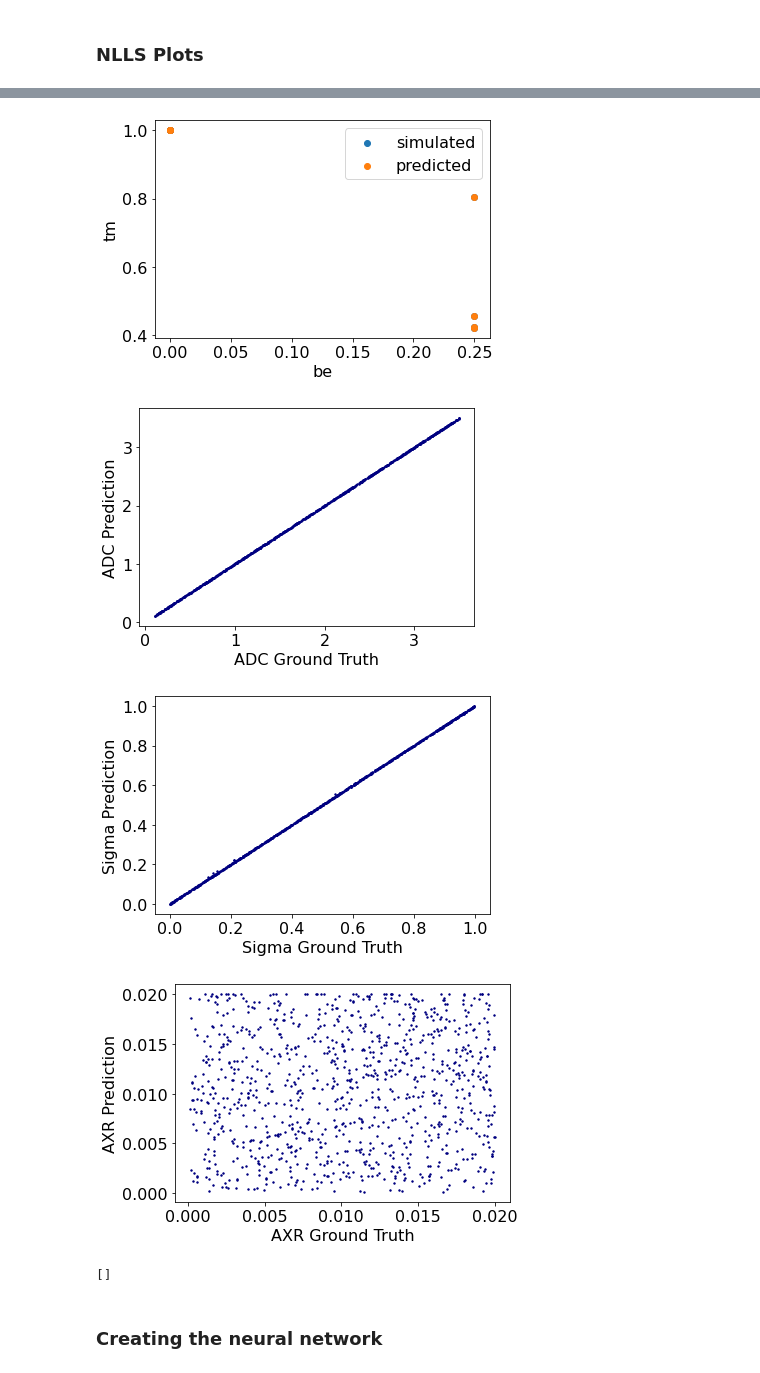
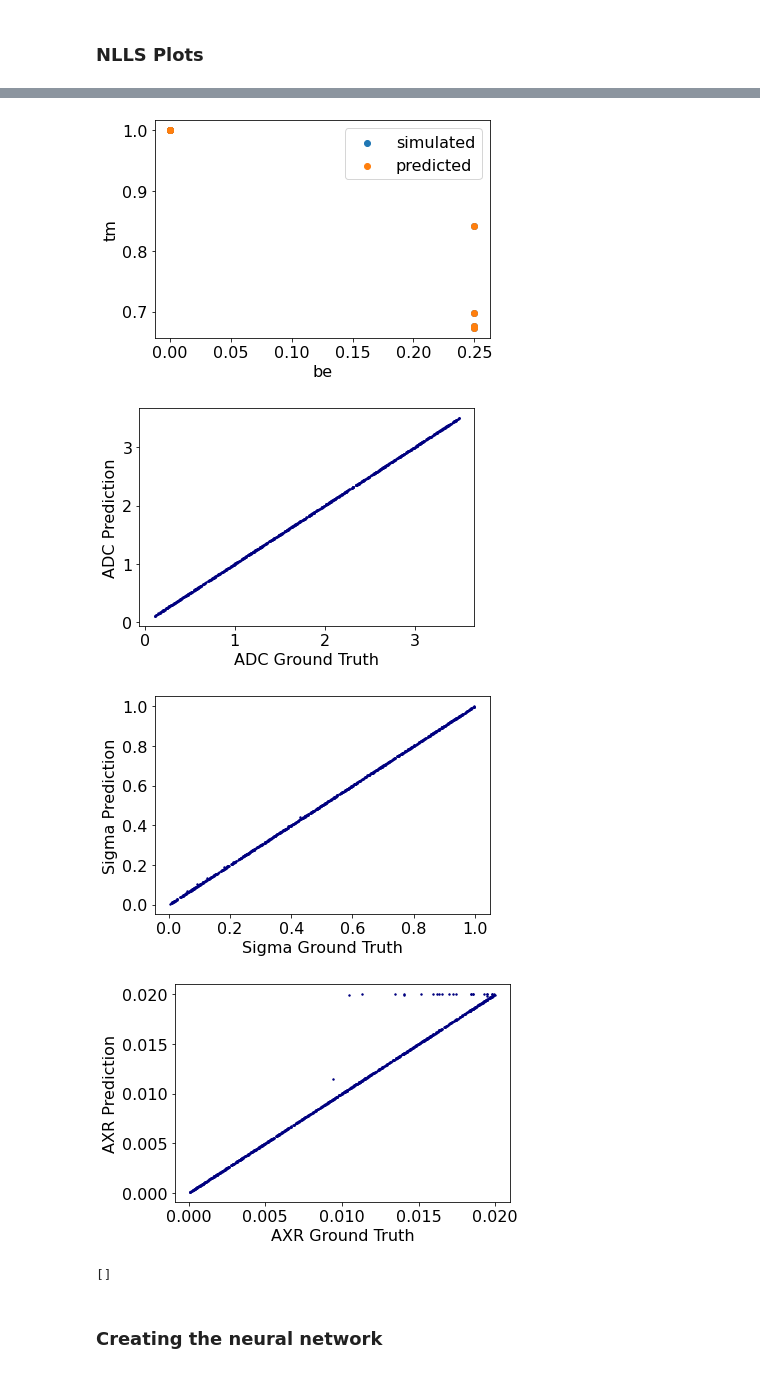
Before and after one commit to GabeYaw/3rd-year-BBB-project, a Jupyter notebook: Code/Notebooks/FEXI attempt 2.ipynb, the cells around one changed output, grey strips where cells are left out. Cells and saved outputs as stored; diff of their text form; code cells hidden in the pictures.

```diff
--- a/Code/Notebooks/FEXI attempt 2.ipynb
+++ b/Code/Notebooks/FEXI attempt 2.ipynb
@@ -247,12 +247,14 @@ for current_vox in range(nvox):
     #reset init to middle value
     cur_init_idx = num_inits//2
 
-    while cur_sse > sse_threshold:
+    # what if the true value is axr_ub? then we will get stuck
+    while cur_sse > sse_threshold or NLLS_cur_axr == axr_ub:
         # extract current init values
         inits = all_inits[:,cur_init_idx]
 
         # calculate sse and variables
         result_1_vox = scipy.optimize.minimize(sse_adc_prime_1_vox, inits, args=additional_args_1_vox, bounds=bounds)
+        NLLS_cur_adc, NLLS_cur_sigma, NLLS_cur_axr = result_1_vox.x
 
         #extract sse
         cur_sse = result_1_vox.fun
@@ -262,7 +264,6 @@ for current_vox in range(nvox):
 
 
     sses = np.append(sses,result_1_vox.fun)
-    NLLS_cur_adc, NLLS_cur_sigma, NLLS_cur_axr = result_1_vox.x
 
     NLLS_cur_E_vox, NLLS_cur_adc_prime = sim_sig_np_1_vox(bf,be,tm,NLLS_cur_adc, NLLS_cur_sigma, NLLS_cur_axr)
 
@@ -280,7 +281,6 @@ sses.sort()
 sses_descending = sses[::-1]
 sses_bad = sses_descending[sses_descending>sse_threshold]
 
-NLLS_axr_all.sort()
 
 """MAYBE ADD LOSS PER 'EPOCH' FOR NLLS
 plt.figure()
@@ -301,35 +301,35 @@ plt.figure()
 plt.scatter(be, sim_E_vox[0,:], label='simulated')
 plt.scatter(be, NLLS_E_vox_all[0,:], label='predicted')
 plt.xlabel("be")
 plt.ylabel("tm")
 plt.legend()
 
 # plot scatter plots to analyse correlation of predicted free params against ground truth
 plt.figure()
 
 param_sim = [sim_adc, sim_sigma, sim_axr]
 param_pred = [NLLS_adc_all, NLLS_sigma_all, NLLS_axr_all]
 param_name = ['ADC', 'Sigma', 'AXR']
 
 rvals = []
 
 for i,_ in enumerate(param_sim):
     plt.rcParams['font.size'] = '16'
     plt.scatter(param_sim[i], param_pred[i], s=2, c='navy')
     plt.xlabel(param_name[i] + ' Ground Truth')
     plt.ylabel(param_name[i] + ' Prediction')
     #check what line below does. Commented out because it gave an error when using 1 voxel
     #rvals.append(scipy.stats.pearsonr(np.squeeze(param_sim[i]), np.squeeze(param_pred[i])))
     plt.tight_layout
     plt.show()
 
 print(rvals)
 # %% [output]
 [figure]
-[figure, old version]
+[figure, new version]
 [figure]
 [figure]
-[figure, old version]
+[figure, new version]
 []
 # %% [markdown]
 ### Creating the neural network
```
Also changed, not shown: parts of 2 cells of this notebook.
